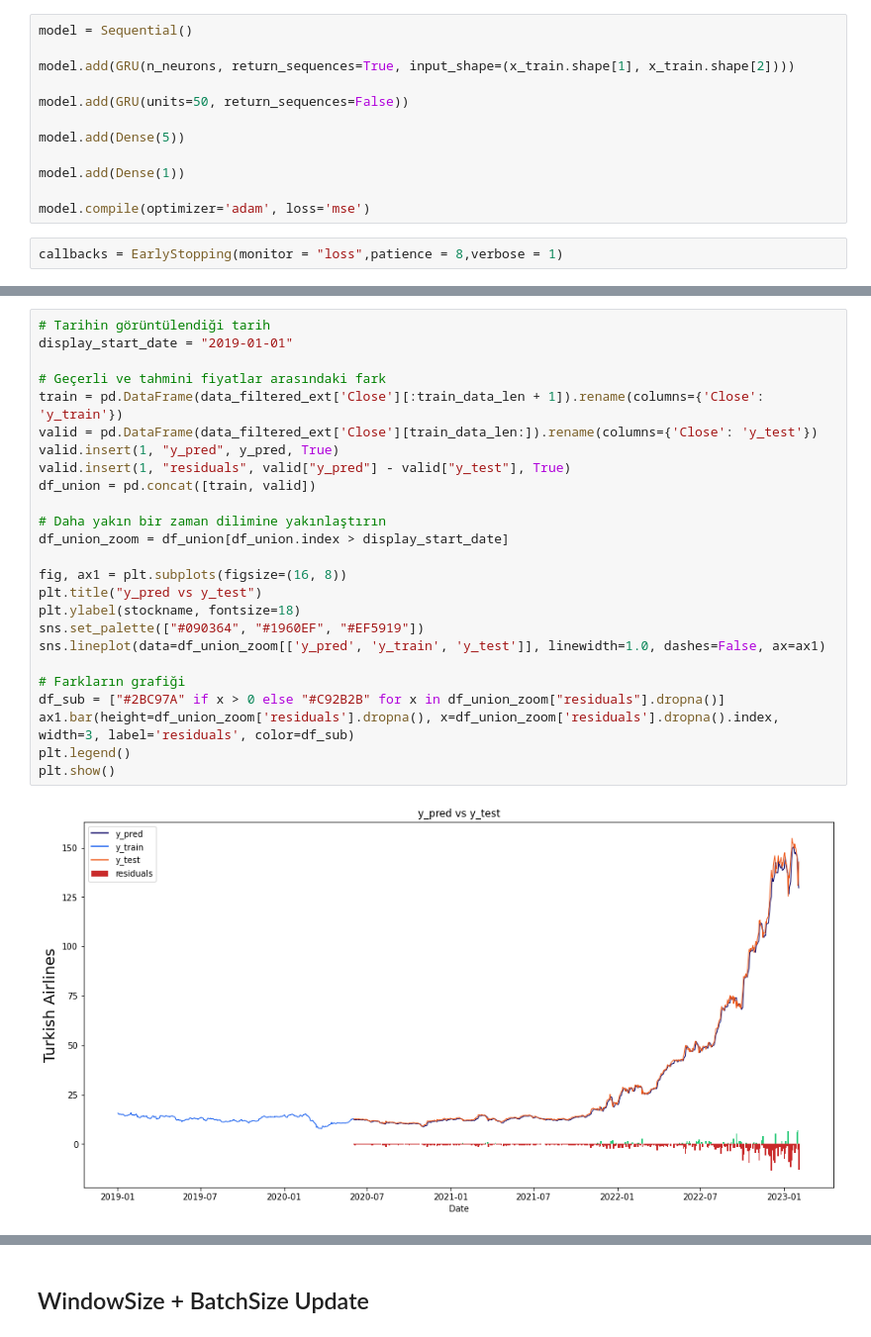
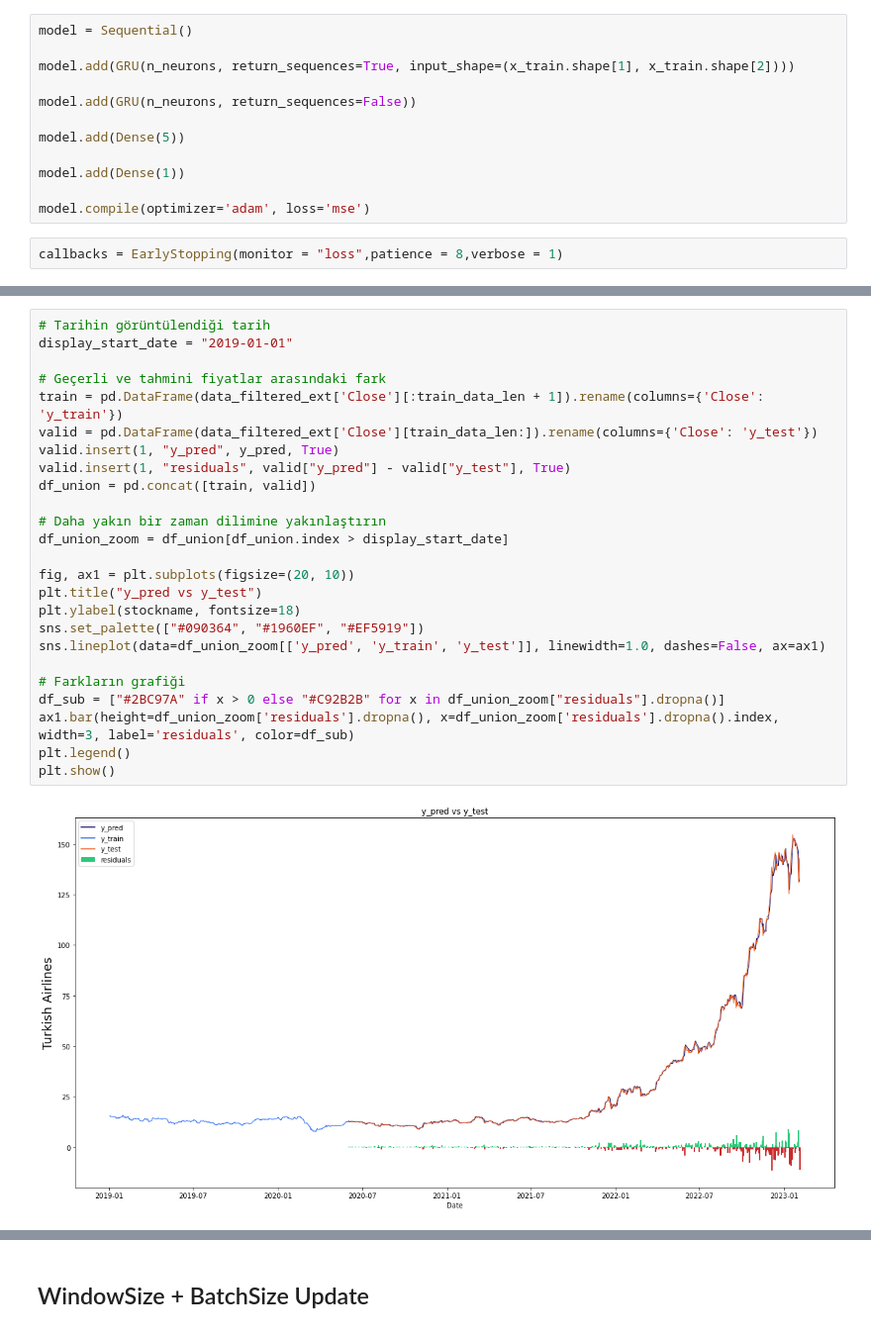
Before and after one commit to mustafaktaas/Python_StockPricePrediction_MachineLearning, a Jupyter notebook: StockPricePrediction_GRU.ipynb, the cells around one changed output, grey strips where cells are left out. Shown: that part at 99% size. Saved outputs shown, nothing was run; the diff lists cells and outputs as text.

```diff
--- a/StockPricePrediction_GRU.ipynb
+++ b/StockPricePrediction_GRU.ipynb
@@ -207,7 +207,7 @@ model = Sequential()
 
 model.add(GRU(n_neurons, return_sequences=True, input_shape=(x_train.shape[1], x_train.shape[2])))
 
-model.add(GRU(units=50, return_sequences=False))
+model.add(GRU(n_neurons, return_sequences=False))
 
 model.add(Dense(5))
 
@@ -281,30 +281,30 @@ Median Absolute Percentage Error (MDAPE): 2.57 %
 # %%
 # Tarihin görüntülendiği tarih
 display_start_date = "2019-01-01"
 
 # Geçerli ve tahmini fiyatlar arasındaki fark
 train = pd.DataFrame(data_filtered_ext['Close'][:train_data_len + 1]).rename(columns={'Close': 'y_train'})
 valid = pd.DataFrame(data_filtered_ext['Close'][train_data_len:]).rename(columns={'Close': 'y_test'})
 valid.insert(1, "y_pred", y_pred, True)
 valid.insert(1, "residuals", valid["y_pred"] - valid["y_test"], True)
 df_union = pd.concat([train, valid])
 
 # Daha yakın bir zaman dilimine yakınlaştırın
 df_union_zoom = df_union[df_union.index > display_start_date]
 
-fig, ax1 = plt.subplots(figsize=(16, 8))
+fig, ax1 = plt.subplots(figsize=(20, 10))
 plt.title("y_pred vs y_test")
 plt.ylabel(stockname, fontsize=18)
 sns.set_palette(["#090364", "#1960EF", "#EF5919"])
 sns.lineplot(data=df_union_zoom[['y_pred', 'y_train', 'y_test']], linewidth=1.0, dashes=False, ax=ax1)
 
 # Farkların grafiği
 df_sub = ["#2BC97A" if x > 0 else "#C92B2B" for x in df_union_zoom["residuals"].dropna()]
 ax1.bar(height=df_union_zoom['residuals'].dropna(), x=df_union_zoom['residuals'].dropna().index, width=3, label='residuals', color=df_sub)
 plt.legend()
 plt.show()
 # %% [output]
-[figure, old version]
+[figure, new version]
 # %%
 df_temp = df[-sequence_length:]
 new_df = df_temp.filter(FEATURES)
```
Also changed, not shown: parts of 5 cells of this notebook, 1 other file.
